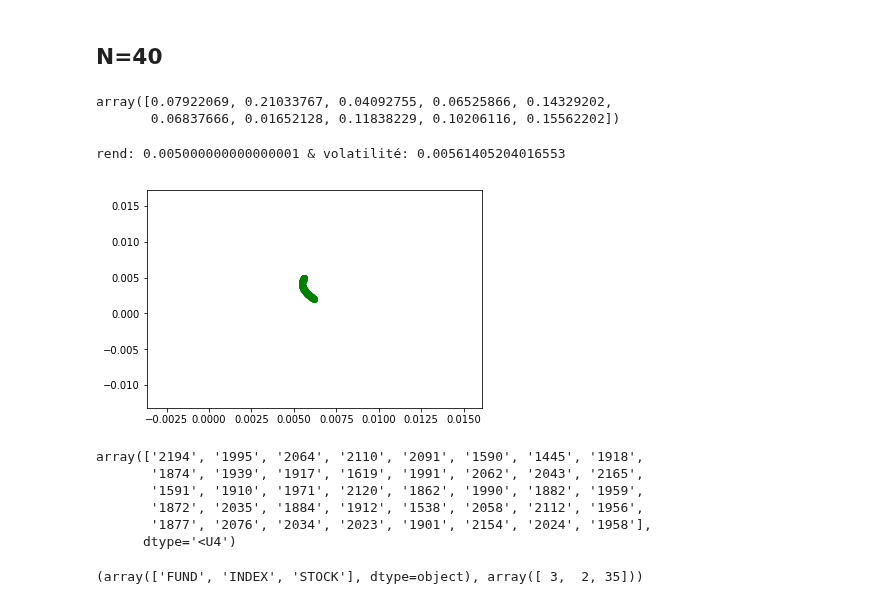
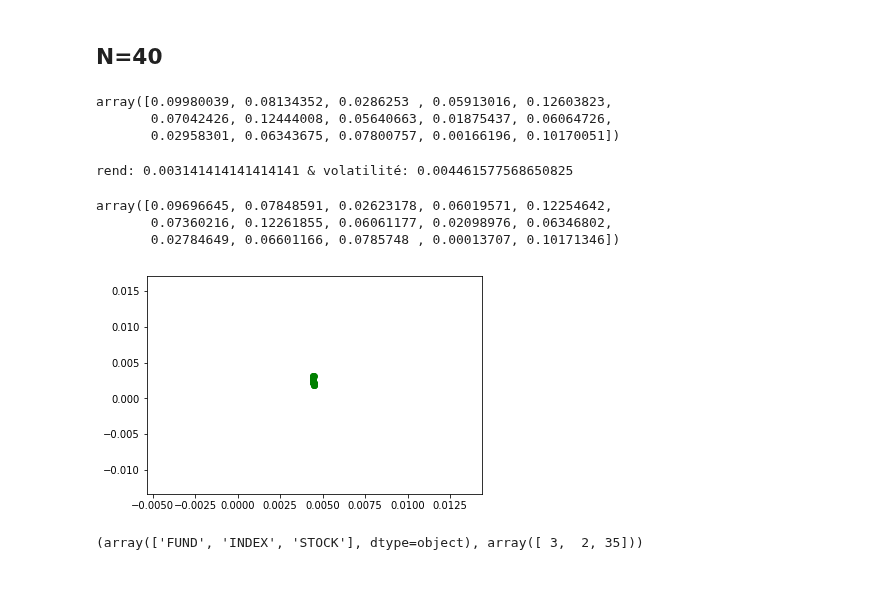
Before and after one commit to landEpita/Dolphin, a Jupyter notebook: Optimisation_Markowitz.ipynb, the cells around one changed output. Saved outputs shown, nothing was run; the diff lists cells and outputs as text; code cells hidden in the pictures.

```diff
--- a/Optimisation_Markowitz.ipynb
+++ b/Optimisation_Markowitz.ipynb
@@ -69,7 +69,7 @@ class RESTManager:
         df['date'] = pd.to_datetime(df['date'])
         df = df.set_index('date')
         #l = ["ask" ,"asset" ,"bid" ,"close" ,"feed_source" ,"gross" ,"high" ,"low","nav" ,"open", "pl" ,"real_close_price" ,"return" ,"volume"]
-        l = ["return"]
+        l = ["return","nav"]
         for elt in l:
             df[elt] = df[elt].str.replace(',', '.').astype(float)
         return df
@@ -244,11 +244,14 @@ l_id = []
 #Pour avoir l'index
 a = req.get_asset_id_quote(list_id[0])[["return"]]
 list_return = pd.DataFrame(index=a.index)
+list_nav = pd.DataFrame(index=a.index)
 
 
 for elt in list_id:
     try:
-        list_return[elt] = req.get_asset_id_quote(elt)["return"]
+        df_tmp = req.get_asset_id_quote(elt)
+        list_return[elt] = df_tmp["return"]
+        list_nav[elt] = df_tmp["nav"]
         l_id.append(elt)
     except:
         pass
@@ -595,7 +614,7 @@ En Vert : rendement < risque
 # %% [markdown]
 ## N=40
 # %%
-res = np.argsort(classement)[-10:]
+res = np.argsort(classement)[-15:]
 mat_return = np.array(l_return.values[res])
 # %%
 def get_w(mat_return, u_t= 0.0017):
@@ -620,39 +639,33 @@ def get_w(mat_return, u_t= 0.0017):
 w_20 = get_w(mat_return, 0.003)
 w_20
 # %% [output]
-array([0.07922069, 0.21033767, 0.04092755, 0.06525866, 0.14329202,
-       0.06837666, 0.01652128, 0.11838229, 0.10206116, 0.15562202])
+array([0.09980039, 0.08134352, 0.0286253 , 0.05913016, 0.12603823,
+       0.07042426, 0.12444008, 0.05640663, 0.01875437, 0.06064726,
+       0.02958301, 0.06343675, 0.07800757, 0.00166196, 0.10170051])
 # %%
-target_ = np.linspace(0.002, 0.005, num=100)
+target_ = np.linspace(0.001, 0.005, num=100)
 best = ""
 
 for i in target_:
     w = get_w(mat_return, i)
-    if all(element < 0  for element in w):
-        print(i)
-        break
-    variance, std, rend = sharpe(w, mat_return)
-    if std < rend:
-        best = f"rend: {rend} & volatilité: {std}"
-        plt.scatter(std, rend, c="red")
-    else:
-        best = f"rend: {rend} & volatilité: {std}"
-        plt.scatter(std, rend, c="green")
+    if all(element > 0  for element in w):
+        W=w
+        variance, std, rend = sharpe(w, mat_return)
+        if std < rend:
+            best = f"rend: {rend} & volatilité: {std}"
+            plt.scatter(std, rend, c="red")
+        else:
+            best = f"rend: {rend} & volatilité: {std}"
+            plt.scatter(std, rend, c="green")
 
 print(best)
+W
 # %% [output]
-rend: 0.005000000000000001 & volatilité: 0.00561405204016553
+rend: 0.003141414141414141 & volatilité: 0.004461577568650825
+array([0.09696645, 0.07848591, 0.02623178, 0.06019571, 0.12254642,
+       0.07360216, 0.12261855, 0.06061177, 0.02098976, 0.06346802,
+       0.02784649, 0.06601166, 0.0785748 , 0.00013707, 0.10171346])
-[figure, old version]
+[figure, new version]
-# %%
-res = np.argsort(classement)[-40:]
-l_id[res]
-# %% [output]
-array(['2194', '1995', '2064', '2110', '2091', '1590', '1445', '1918',
-       '1874', '1939', '1917', '1619', '1991', '2062', '2043', '2165',
-       '1591', '1910', '1971', '2120', '1862', '1990', '1882', '1959',
-       '1872', '2035', '1884', '1912', '1538', '2058', '2112', '1956',
-       '1877', '2076', '2034', '2023', '1901', '2154', '2024', '1958'],
-      dtype='<U4')
 # %%
 def check_type(list_id):
     df_asset = req.get_asset()[["ASSET_DATABASE_ID", "TYPE"]]
```
Also changed, not shown: parts of 4 cells of this notebook.
